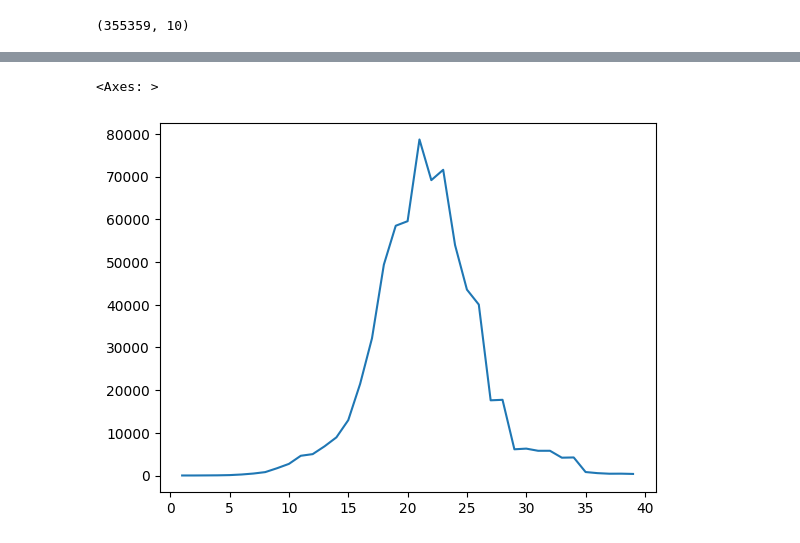
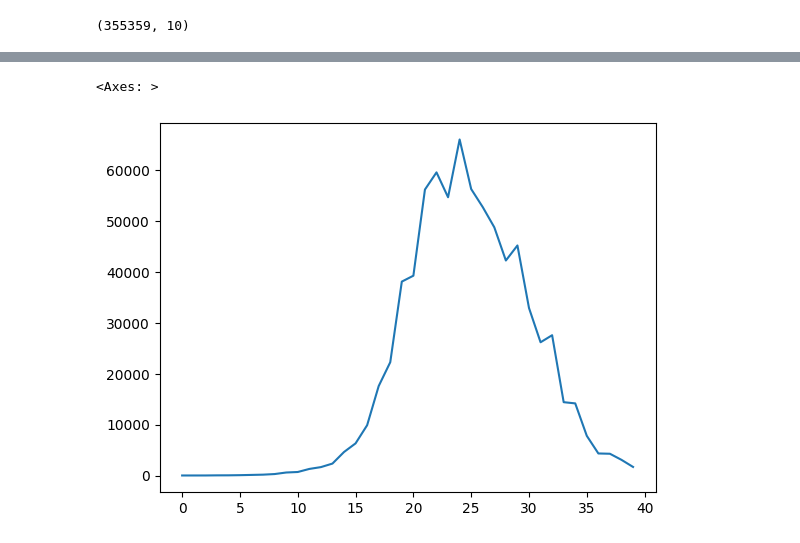
Before and after one commit to Mpkosh/ABM_gen, a Jupyter notebook: check_epidemic_gen.ipynb, the cells around one changed output, grey strips where cells are left out. Cells and saved outputs as stored; diff of their text form; code cells hidden in the pictures.

Commit message:
added chel data

```diff
--- a/check_epidemic_gen.ipynb
+++ b/check_epidemic_gen.ipynb
@@ -10,5 +7,5 @@ The autoreload extension is already loaded. To reload it, use:
 # %%
-infected_init_dic = {'H1N1': 20, 'H3N2': 0, 'B': 0}
+infected_init_dic = {'H1N1': 10, 'H3N2': 0, 'B': 0}
 # alpha -- 78% susceptible
 alpha_dic = {'H1N1': 0.78, 'H3N2': 0.74, 'B': 0.6} # H1N1 was 0.78
 lmbd = 0.3 # was 0.3
@@ -17,8 +14,8 @@ num_runs = 1
 strains_keys = ['H1N1', 'H3N2', 'B']
 
 # in data folder schould be 3 files: 'people.txt', 'households.txt', 'schools.json'
-data_path = '../c_350/chelyabinsk_10/'
-results_dir = 'chelyabinsk_10_res/'
+data_path = 'chelyabinsk_10/'
+results_dir = 'chelyabinsk_10_res20/'
 
 if not os.path.exists(results_dir):
     os.makedirs(results_dir)
@@ -40,9 +37,9 @@ data.shape
 # %% [output]
 (355359, 10)
 # %%
-data_folder = 'chelyabinsk_10_res/'
+data_folder = 'chelyabinsk_10_res_10i/'
 days = range(40)
-for i in range(0,5):
+for i in range(0,1):
     results_dic, number_seed, lmbd, SEIRb_day0 = main_function(
                     i, data_folder=data_folder, dataset=data,
                   dict_school_id_all=dict_school_id, lmbd=lmbd,
@@ -156,7 +67,7 @@ Proc MainProcess, Day 39, time elapsed: 2.851526999998896 sec
 # %%
-SEIRb_day.iloc[:,2].plot()
+SEIRb_day0.iloc[:,2].plot()
 # %% [output]
 <Axes: >
-[figure, old version]
+[figure, new version]
 # %%
 for i in range(5):
```
Also changed, not shown: parts of 5 cells of this notebook, 15 other files.
